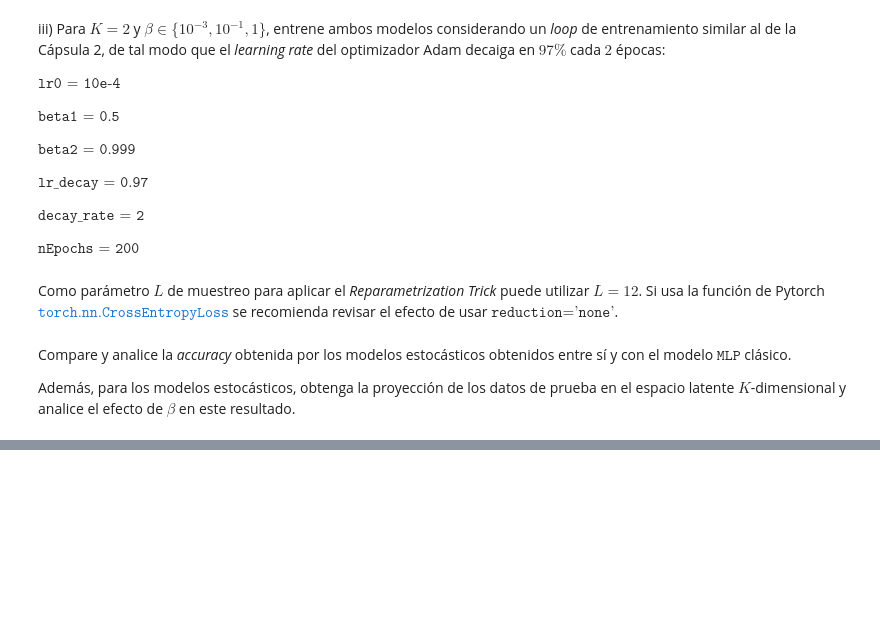
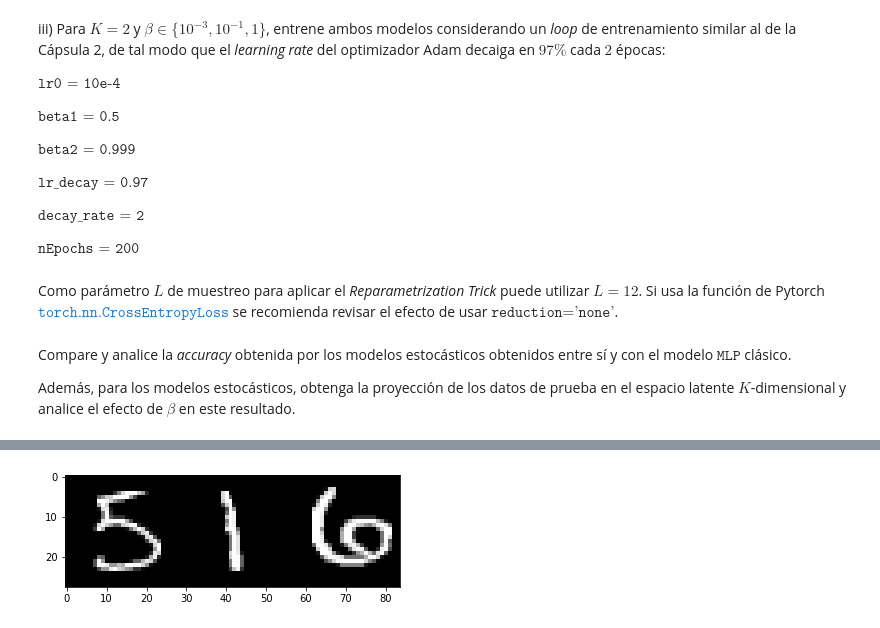
Before and after one commit to MartinVIllesca/Curso-teoria-informacion, a Jupyter notebook: Tarea_Capsula_2.ipynb, the cells around one changed output, grey strips where cells are left out. Cells and saved outputs as stored; diff of their text form; code cells hidden in the pictures; blank space fills up the shorter version.

Commit message:
update model, falta generar reparametrizacion y funcion de loss

```diff
--- a/Tarea_Capsula_2.ipynb
+++ b/Tarea_Capsula_2.ipynb
@@ -178,0 +268,83 @@ nEpochs = 200
+# %%
+
+zDim = 50
+model = VAE(zDim = zDim, sampling = 50).cuda()
+
+optimizer = torch.optim.Adam(model.parameters(), lr0, (beta1, beta2))
+# %%
+print('Reference images:')
+img1 = test_loader_mnist.dataset[15][0].numpy()[0]
+img2 = test_loader_mnist.dataset[29][0].numpy()[0]
+img3 = test_loader_mnist.dataset[54][0].numpy()[0]
+img = np.hstack((img1, np.hstack((img2, img3))))
+plt.figure()
+plt.imshow(img,cmap=cm.gray)
+plt.show()
+print('Max value: {}, Min value: {}\n'.format(np.amax(img), np.amin(img)))
+img1 = torch.from_numpy(img1).reshape(-1,1,784).cuda()
+img2 = torch.from_numpy(img2).reshape(-1,1,784).cuda()
+img3 = torch.from_numpy(img3).reshape(-1,1,784).cuda()
+
+model.train()
+for epoch in range(nEpochs):
+  for i, (x_b, y_b) in enumerate(train_loader_mnist):
+    x_b = x_b.reshape(train_batch_size, -1).cuda()
+
+    optimizer.zero_grad()           ## No olvidar resetear los gradientes
+
+    mu_z, logvar_z, mu_x, logvar_x = model.forward(x_b)
+
+    #loss = -1 *  model.VAELoss(x_b, mu_z, logvar_z, mu_x, logvar_x)
+    loss = -1 *  fVAELoss(x_b, mu_z, logvar_z, mu_x, logvar_x, sampling = model.sampling)
+
+    loss.backward()
+
+    optimizer.step()
+
+    #print('Epoch : {} , Step : {}|| Loss : {:.3f}'.format(epoch + 1, i + 1, loss))
+
+  print('Epoch : {} || Loss : {:.3f}'.format(epoch + 1, loss))
+
+  if epoch % decay_rate == 1:
+    optimizer.param_groups[0]['lr'] *= lr_decay
+
+  if epoch % 10 == 0:
+    example = model.fc1[0].weight.grad
+    #print(model.fc1[0].weight.grad)
+    #print(model.encoder_mu.weight.grad)
+    #print(model.fc2[0].weight)
+    model.eval()
+    print('Reconstructions:')
+    c_img1 = img1.view(1,-1)
+    _, _, rec1, _ = model.forward(c_img1)
+    rec1 = rec1.cpu().detach().numpy().reshape(28,28)
+    c_img2 = img2.view(1,-1)
+    _, _, rec2, _ = model.forward(c_img2)
+    rec2 = rec2.cpu().detach().numpy().reshape(28,28)
+    c_img3 = img3.view(1,-1)
+    _, _, rec3, _ = model.forward(c_img3)
+    rec3 = rec3.cpu().detach().numpy().reshape(28,28)
+    img = np.hstack((rec1, np.hstack((rec2, rec3))))
+    plt.figure()
+    plt.imshow(img,cmap=cm.gray)
+    plt.show()
+    print('Max value: {}, Min value: {}\n'.format(np.amax(img), np.amin(img)))
+    model.train()
+
+model.eval()
+print('Reconstructions:')
+c_img1 = img1.view(1,-1)
+_, _, rec1, _ = model.forward(c_img1)
+rec1 = rec1.cpu().detach().numpy().reshape(28,28)
+c_img2 = img2.view(1,-1)
+_, _, rec2, _ = model.forward(c_img2)
+rec2 = rec2.cpu().detach().numpy().reshape(28,28)
+c_img3 = img3.view(1,-1)
+_, _, rec3, _ = model.forward(c_img3)
+rec3 = rec3.cpu().detach().numpy().reshape(28,28)
+img = np.hstack((rec1, np.hstack((rec2, rec3))))
+plt.figure()
+plt.imshow(img,cmap=cm.gray)
+plt.show()
+print('Max value: {}, Min value: {}\n'.format(np.amax(img), np.amin(img)))
+# %% [output]
@@ -178,0 +352 @@ nEpochs = 200
+[figure, added]
```
Also changed, not shown: parts of 9 cells of this notebook.
